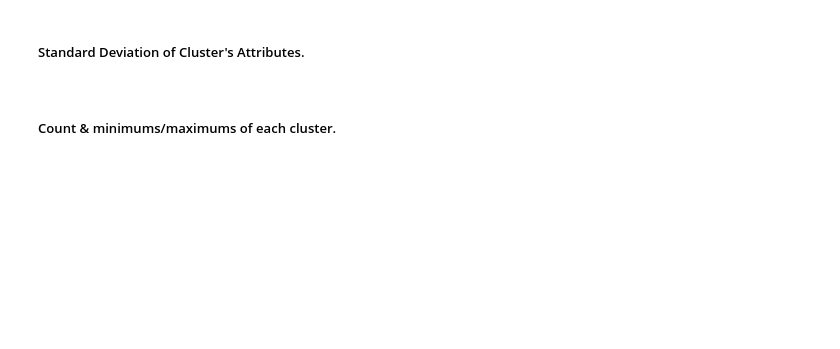
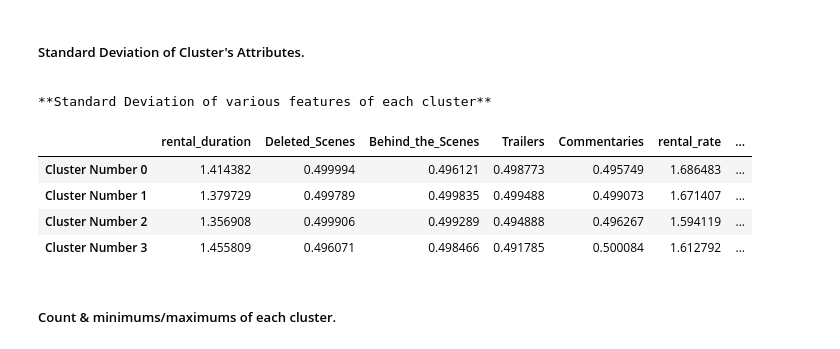
Before and after one commit to DannyFirmin/ML-KMeans-KNN-DecisionTrees, a Jupyter notebook: Assignment-2.ipynb, the cells around one changed output. Saved outputs shown, nothing was run; the diff lists cells and outputs as text; code cells hidden in the pictures; blank space fills up the shorter version.

```diff
--- a/Assignment-2.ipynb
+++ b/Assignment-2.ipynb
@@ -524,9 +554,16 @@ dataframe_description_selector("mean",list_df_cluster) \
 <a id='std'></a>
 # %%
 #Showing the differences in the standard deviation of the attributes of each cluster.
-list_df_cluster=[df_cluster0_description,df_cluster1_description,df_cluster2_description]
+list_df_cluster=[df_cluster0_description,df_cluster1_description,df_cluster2_description,df_cluster3_description]
 print("**Standard Deviation of various features of each cluster**")
 dataframe_description_selector("std",list_df_cluster)
+# %% [output]
+**Standard Deviation of various features of each cluster**
+|  | rental_duration | Deleted_Scenes | Behind_the_Scenes | Trailers | Commentaries | rental_rate | ... |
+| Cluster Number 0 | 1.414382 | 0.499994 | 0.496121 | 0.498773 | 0.495749 | 1.686483 | ... |
+| Cluster Number 1 | 1.379729 | 0.499789 | 0.499835 | 0.499488 | 0.499073 | 1.671407 | ... |
+| Cluster Number 2 | 1.356908 | 0.499906 | 0.499289 | 0.494888 | 0.496267 | 1.594119 | ... |
+| Cluster Number 3 | 1.455809 | 0.496071 | 0.498466 | 0.491785 | 0.500084 | 1.612792 | ... |
 # %% [markdown]
 ##### Count & minimums/maximums of each cluster.
 # %%
```
Also changed, not shown: parts of 8 cells of this notebook.
